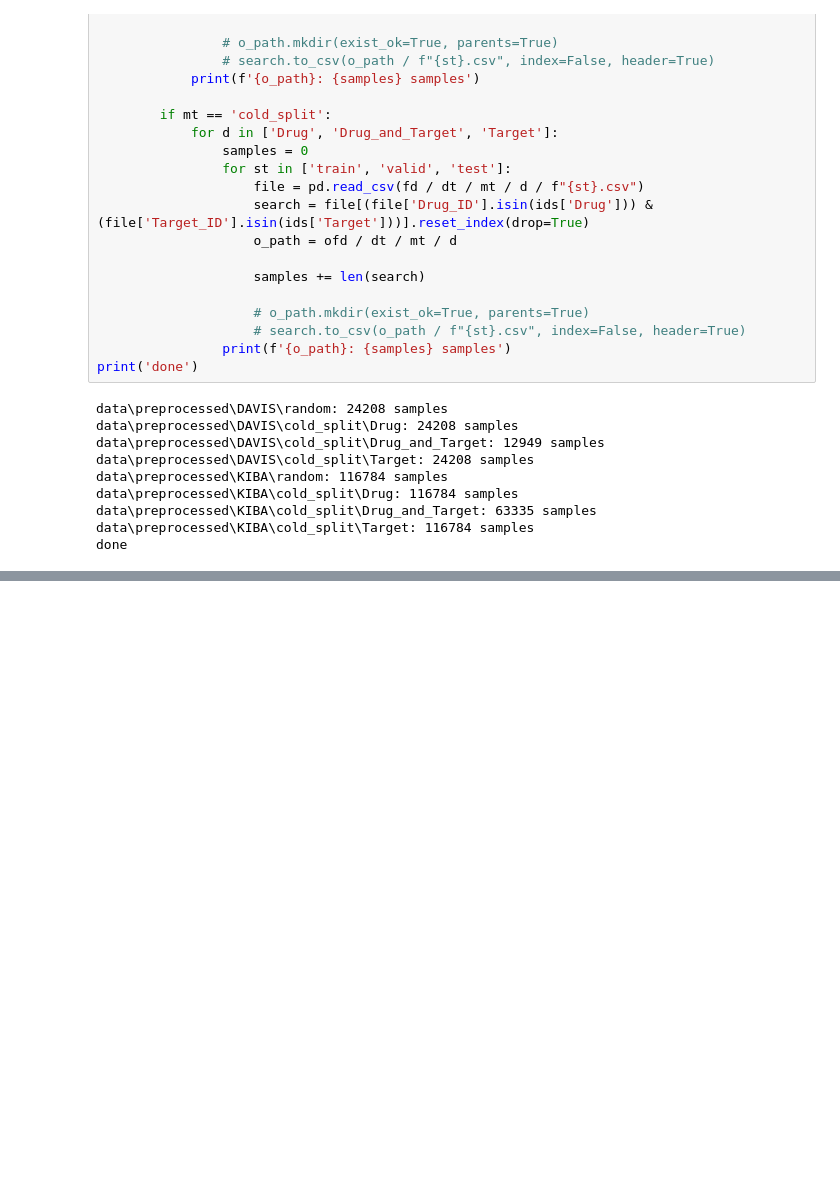
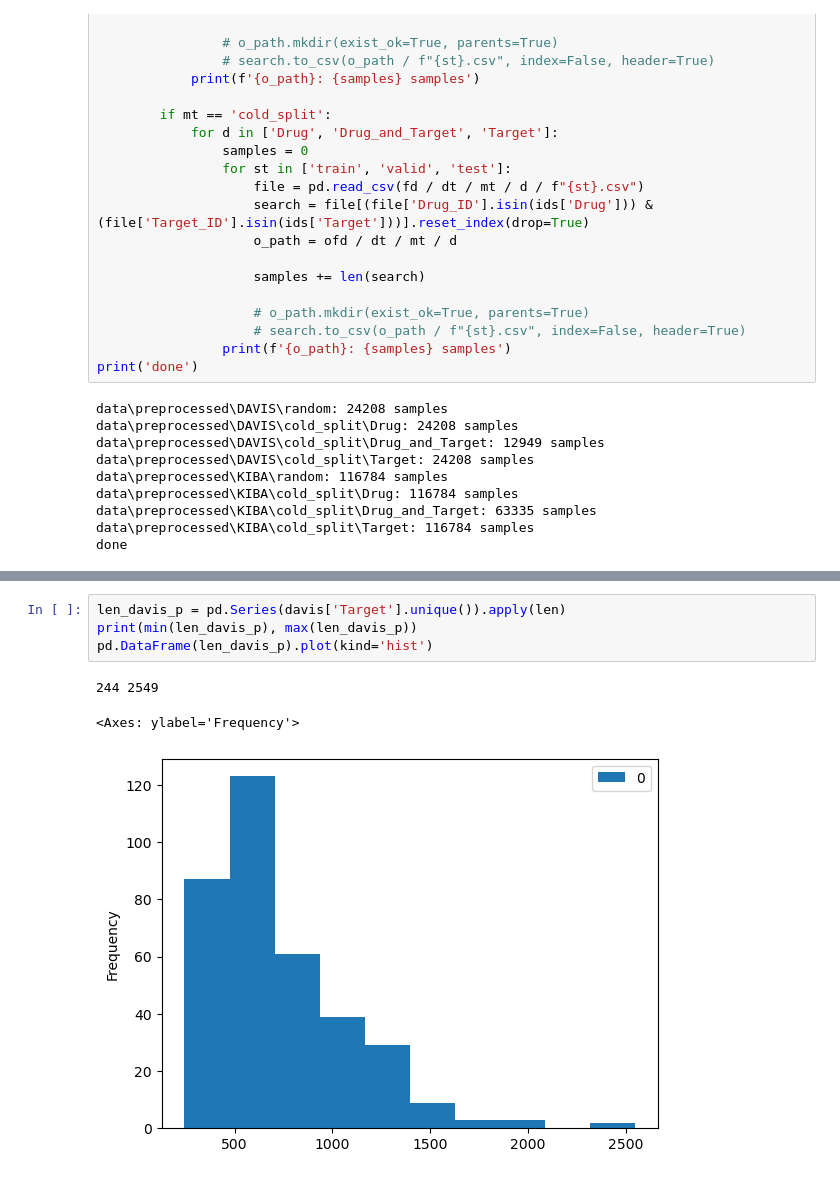
Before and after one commit to eda-ginger/CJRM-DTA, a Jupyter notebook: data_preprocessing.ipynb, the cells around one changed output, grey strips where cells are left out. Saved outputs shown, nothing was run; the diff lists cells and outputs as text; blank space fills up the shorter version.

```diff
--- a/data_preprocessing.ipynb
+++ b/data_preprocessing.ipynb
@@ -79,0 +87,8 @@ done
+# %%
+len_davis_p = pd.Series(davis['Target'].unique()).apply(len)
+print(min(len_davis_p), max(len_davis_p))
+pd.DataFrame(len_davis_p).plot(kind='hist')
+# %% [output]
+244 2549
+<Axes: ylabel='Frequency'>
+[figure, added]
```
Also changed, not shown: parts of 6 cells of this notebook, 5 other files.
